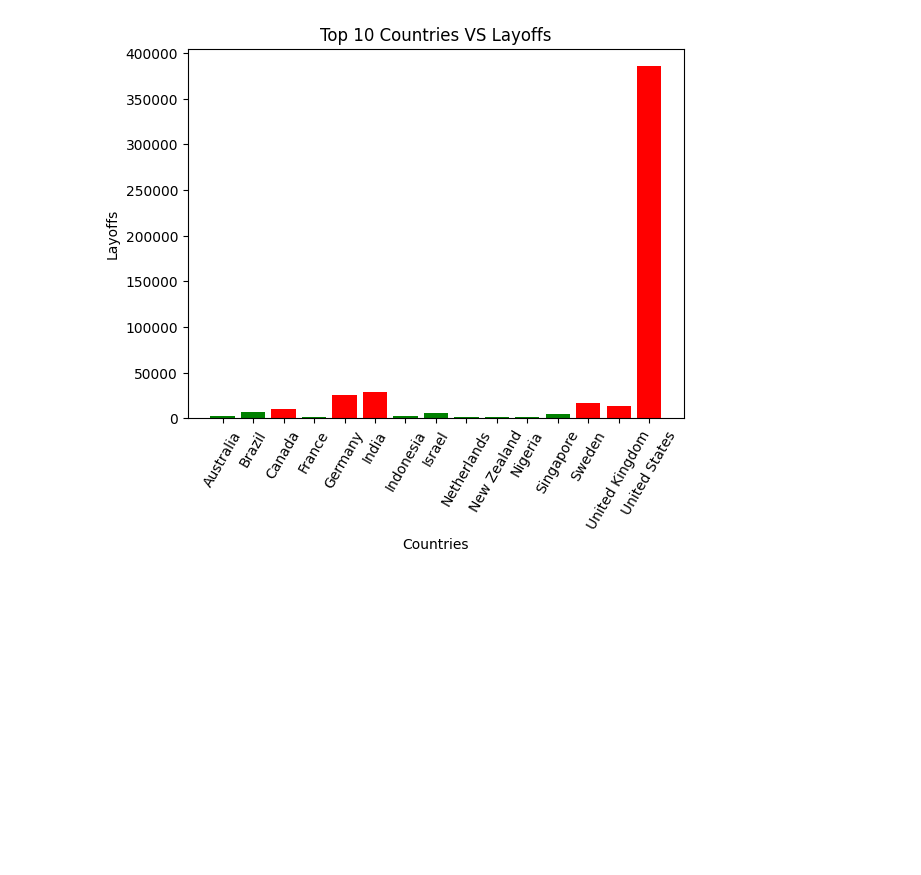
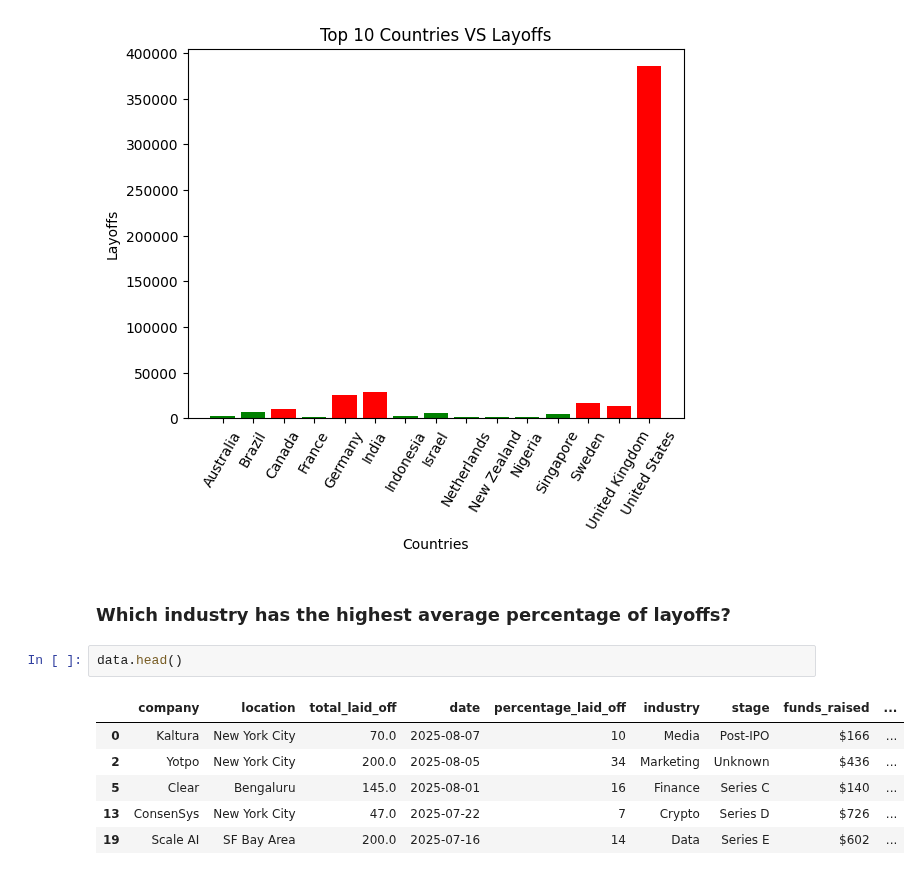
Before and after one commit to neerajcodes888/Recent-Layoffs-Case-Study, a Jupyter notebook: study.ipynb, the cells around one changed output. Cells and saved outputs as stored; diff of their text form; blank space fills up the shorter version.

```diff
--- a/study.ipynb
+++ b/study.ipynb
@@ -648,3 +648,14 @@ plt.title('Top 10 Countries VS Layoffs')
 plt.show()
 # %% [output]
 [figure]
+# %% [markdown]
+### Which industry has the highest average percentage of layoffs?
+# %%
+data.head()
+# %% [output]
+|  | company | location | total_laid_off | date | percentage_laid_off | industry | stage | funds_raised | ... |
+| 0 | Kaltura | New York City | 70.0 | 2025-08-07 | 10 | Media | Post-IPO | $166 | ... |
+| 2 | Yotpo | New York City | 200.0 | 2025-08-05 | 34 | Marketing | Unknown | $436 | ... |
+| 5 | Clear | Bengaluru | 145.0 | 2025-08-01 | 16 | Finance | Series C | $140 | ... |
+| 13 | ConsenSys | New York City | 47.0 | 2025-07-22 | 7 | Crypto | Series D | $726 | ... |
+| 19 | Scale AI | SF Bay Area | 200.0 | 2025-07-16 | 14 | Data | Series E | $602 | ... |
```
Also changed, not shown: parts of 1 cell of this notebook.
